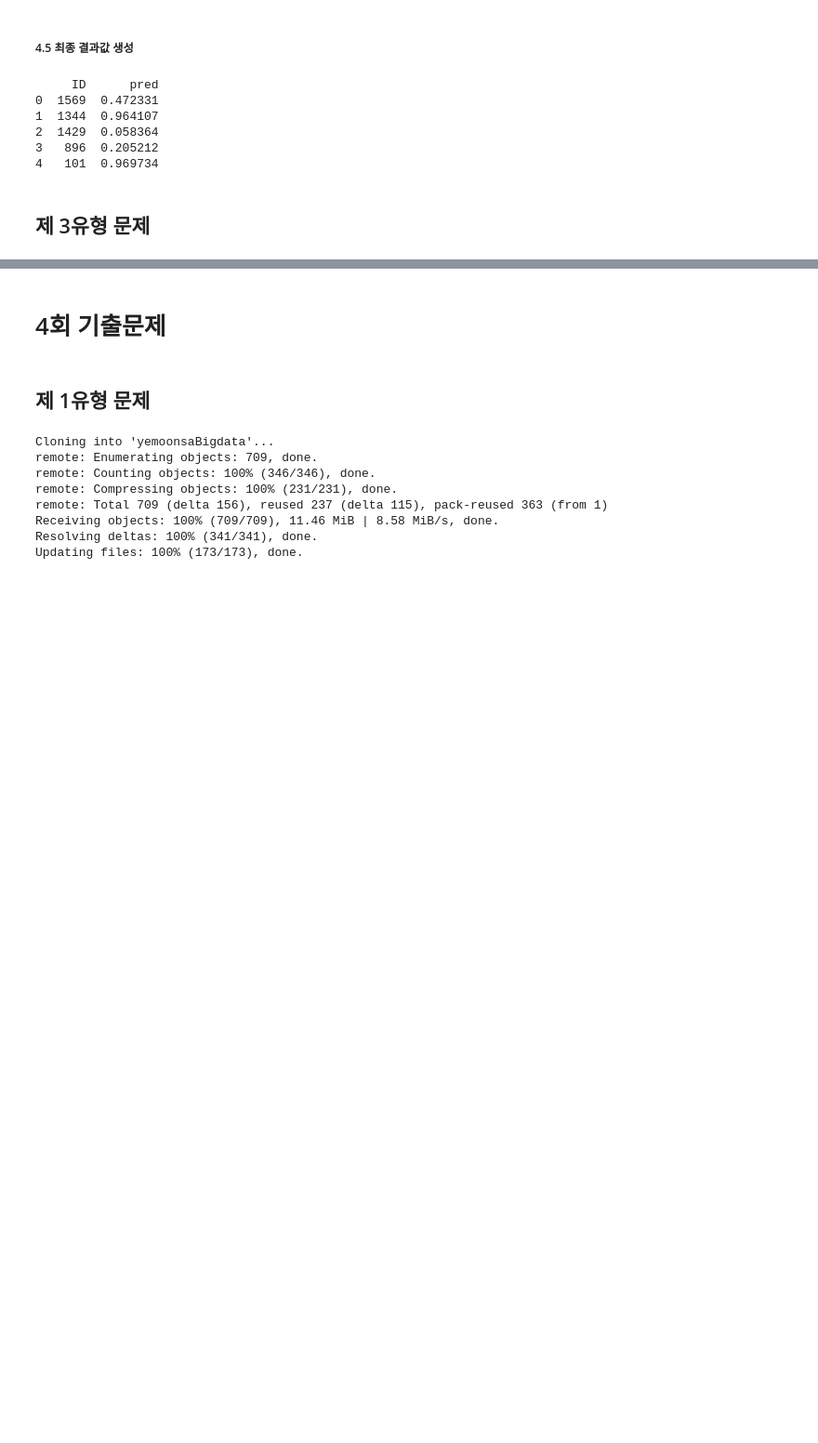
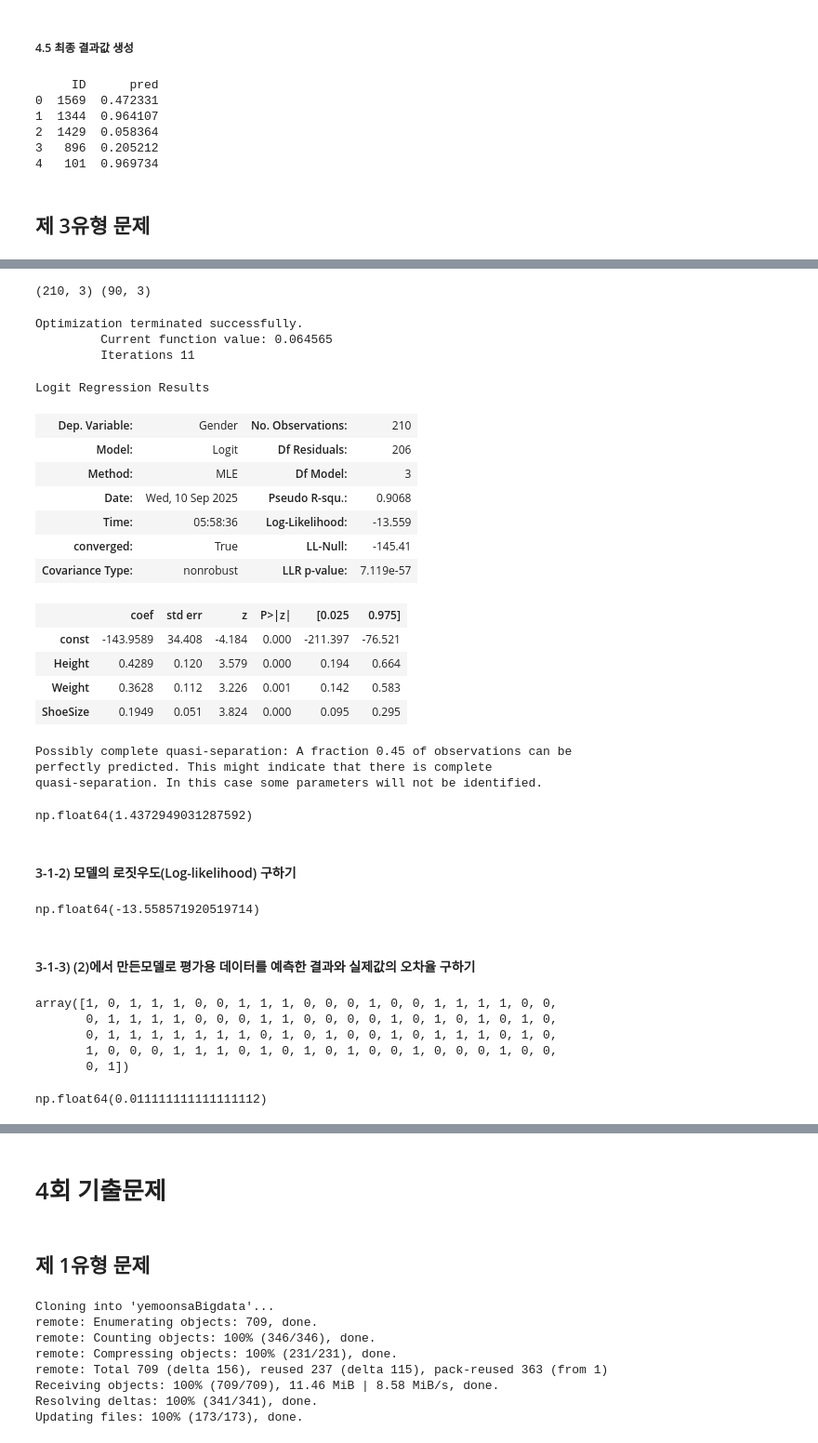
Before and after one commit to va4756/yemoon_bigdata_test, a Jupyter notebook: bigdata_예문_실전문제_example3.ipynb, the cells around one changed output, grey strips where cells are left out. Shown at 93% size. Cells and saved outputs as stored; diff of their text form; code cells hidden in the pictures; blank space fills up the shorter version.

```diff
--- a/bigdata_예문_실전문제_example3.ipynb
+++ b/bigdata_예문_실전문제_example3.ipynb
@@ -1405,0 +1443,2 @@ fatal: destination path 'yemoonsaBigdata' already exists and is not an empty dir
+# %%
+df1 = df.copy()
@@ -1405,0 +1457,4 @@ fatal: destination path 'yemoonsaBigdata' already exists and is not an empty dir
+# %%
+# Gender를 이진 변수로 변환하기
+df1['Gender'] = df1['Gender'].map({'Female':0, 'Male':1})
+df1.head()
@@ -1405,0 +1468,73 @@ fatal: destination path 'yemoonsaBigdata' already exists and is not an empty dir
+# %%
+# 모델 만들기(Logistic Regression)
+#변수 설정하기
+X = df1[['Height','Weight','ShoeSize']]   # DataFrame
+y = df1['Gender']   # Series
+# %%
+from sklearn.model_selection import train_test_split
+
+X_train, X_test, y_train, y_test = train_test_split(X, y, test_size=0.3, random_state=1)
+print(X_train.shape, X_test.shape)
+# %% [output]
+(210, 3) (90, 3)
+# %%
+#로지스틱 회귀 모형 생성 및 훈련
+import statsmodels.api as sm
+
+X_train = sm.add_constant(X_train)
+lm = sm.Logit(y_train, X_train).fit()
+lm.summary()
+# %% [output]
+Optimization terminated successfully.
+         Current function value: 0.064565
+         Iterations 11
+Logit Regression Results
+| Dep. Variable: | Gender | No. Observations: | 210 |
+| Model: | Logit | Df Residuals: | 206 |
+| Method: | MLE | Df Model: | 3 |
+| Date: | Wed, 10 Sep 2025 | Pseudo R-squ.: | 0.9068 |
+| Time: | 05:58:36 | Log-Likelihood: | -13.559 |
+| converged: | True | LL-Null: | -145.41 |
+| Covariance Type: | nonrobust | LLR p-value: | 7.119e-57 |
+|  | coef | std err | z | P>|z| | [0.025 | 0.975] |
+| const | -143.9589 | 34.408 | -4.184 | 0.000 | -211.397 | -76.521 |
+| Height | 0.4289 | 0.120 | 3.579 | 0.000 | 0.194 | 0.664 |
+| Weight | 0.3628 | 0.112 | 3.226 | 0.001 | 0.142 | 0.583 |
+| ShoeSize | 0.1949 | 0.051 | 3.824 | 0.000 | 0.095 | 0.295 |
+Possibly complete quasi-separation: A fraction 0.45 of observations can be
+perfectly predicted. This might indicate that there is complete
+quasi-separation. In this case some parameters will not be identified.
+# %%
+# Weight 오즈비 구하기
+import numpy as np
+
+odds_ratios = np.exp(lm.params)
+result = odds_ratios['Weight']
+result
+# %% [output]
+np.float64(1.4372949031287592)
+# %% [markdown]
+#### 3-1-2) 모델의 로짓우도(Log-likelihood) 구하기
+# %%
+log_likelihood = lm.llf
+log_likelihood
+# %% [output]
+np.float64(-13.558571920519714)
+# %% [markdown]
+#### 3-1-3) (2)에서 만든모델로 평가용 데이터를 예측한 결과와 실제값의 오차율 구하기
+# %%
+# test 데이터로 예측하기
+X_test = sm.add_constant(X_test)
+y_pred = (lm.predict(X_test) > 0.5).astype(int)
+y_pred.values
+# %% [output]
+array([1, 0, 1, 1, 1, 0, 0, 1, 1, 1, 0, 0, 0, 1, 0, 0, 1, 1, 1, 1, 0, 0,
+       0, 1, 1, 1, 1, 0, 0, 0, 1, 1, 0, 0, 0, 0, 1, 0, 1, 0, 1, 0, 1, 0,
+       0, 1, 1, 1, 1, 1, 1, 1, 0, 1, 0, 1, 0, 0, 1, 0, 1, 1, 1, 0, 1, 0,
+       1, 0, 0, 0, 1, 1, 1, 0, 1, 0, 1, 0, 1, 0, 0, 1, 0, 0, 0, 1, 0, 0,
+       0, 1])
+# %%
+error_rate = np.mean(np.abs(y_pred.values - y_test))
+error_rate
+# %% [output]
+np.float64(0.011111111111111112)
```
Also changed, not shown: parts of 24 cells of this notebook.
